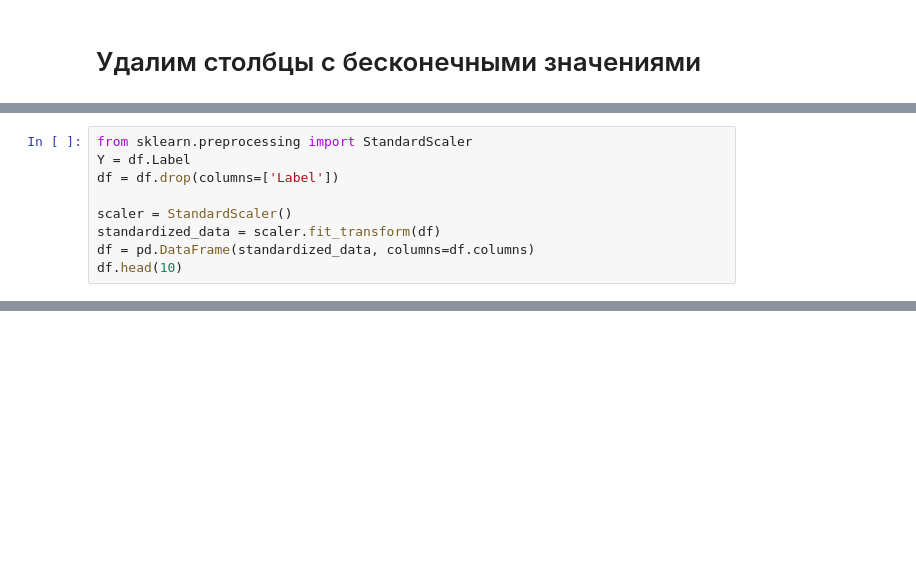
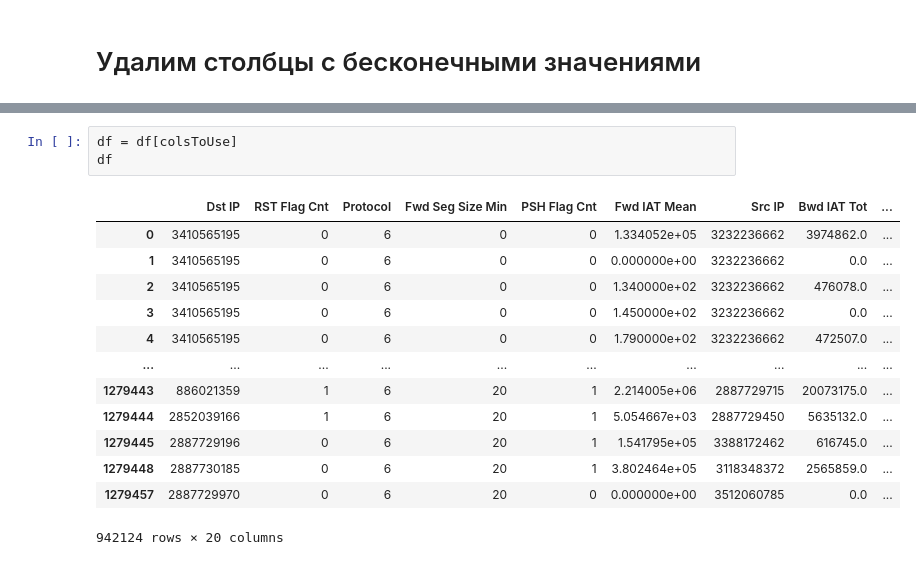
Before and after one commit to SosisterRapStar/ETU-LETI-labs-sem-4-, a Jupyter notebook: ddosdataset.ipynb, the cells around one changed output, grey strips where cells are left out. Drawn from its saved outputs; the diff is of its cells as text; blank space fills up the shorter version.

```diff
--- a/ddosdataset.ipynb
+++ b/ddosdataset.ipynb
@@ -166,9 +182,0 @@ for col in negValCols:
-# %%
-from sklearn.preprocessing import StandardScaler
-Y = df.Label
-df = df.drop(columns=['Label'])
-
-scaler = StandardScaler()
-standardized_data = scaler.fit_transform(df)
-df = pd.DataFrame(standardized_data, columns=df.columns)
-df.head(10)
@@ -196,0 +237,17 @@ KeyboardInterrupt:
+# %%
+df = df[colsToUse]
+df
+# %% [output]
+|  | Dst IP | RST Flag Cnt | Protocol | Fwd Seg Size Min | PSH Flag Cnt | Fwd IAT Mean | Src IP | Bwd IAT Tot | ... |
+| 0 | 3410565195 | 0 | 6 | 0 | 0 | 1.334052e+05 | 3232236662 | 3974862.0 | ... |
+| 1 | 3410565195 | 0 | 6 | 0 | 0 | 0.000000e+00 | 3232236662 | 0.0 | ... |
+| 2 | 3410565195 | 0 | 6 | 0 | 0 | 1.340000e+02 | 3232236662 | 476078.0 | ... |
+| 3 | 3410565195 | 0 | 6 | 0 | 0 | 1.450000e+02 | 3232236662 | 0.0 | ... |
+| 4 | 3410565195 | 0 | 6 | 0 | 0 | 1.790000e+02 | 3232236662 | 472507.0 | ... |
+| ... | ... | ... | ... | ... | ... | ... | ... | ... | ... |
+| 1279443 | 886021359 | 1 | 6 | 20 | 1 | 2.214005e+06 | 2887729715 | 20073175.0 | ... |
+| 1279444 | 2852039166 | 1 | 6 | 20 | 1 | 5.054667e+03 | 2887729450 | 5635132.0 | ... |
+| 1279445 | 2887729196 | 0 | 6 | 20 | 1 | 1.541795e+05 | 3388172462 | 616745.0 | ... |
+| 1279448 | 2887730185 | 0 | 6 | 20 | 1 | 3.802464e+05 | 3118348372 | 2565859.0 | ... |
+| 1279457 | 2887729970 | 0 | 6 | 20 | 0 | 0.000000e+00 | 3512060785 | 0.0 | ... |
+942124 rows × 20 columns
```
Also changed, not shown: parts of 43 cells of this notebook.
